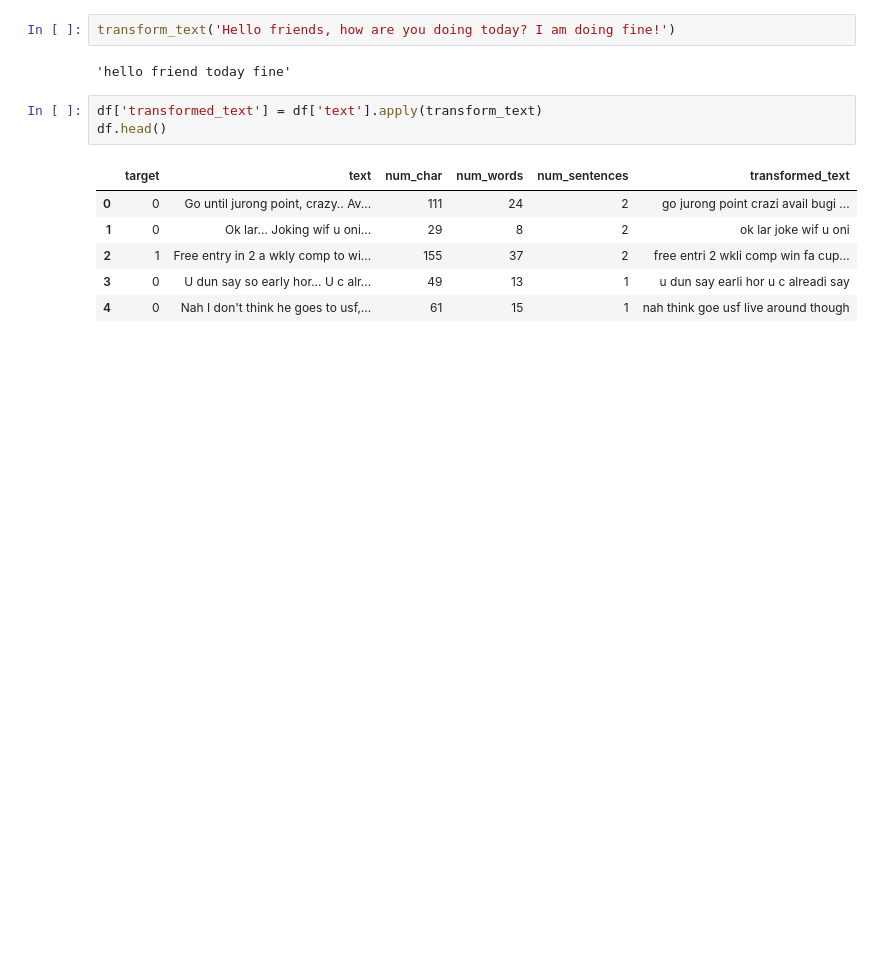
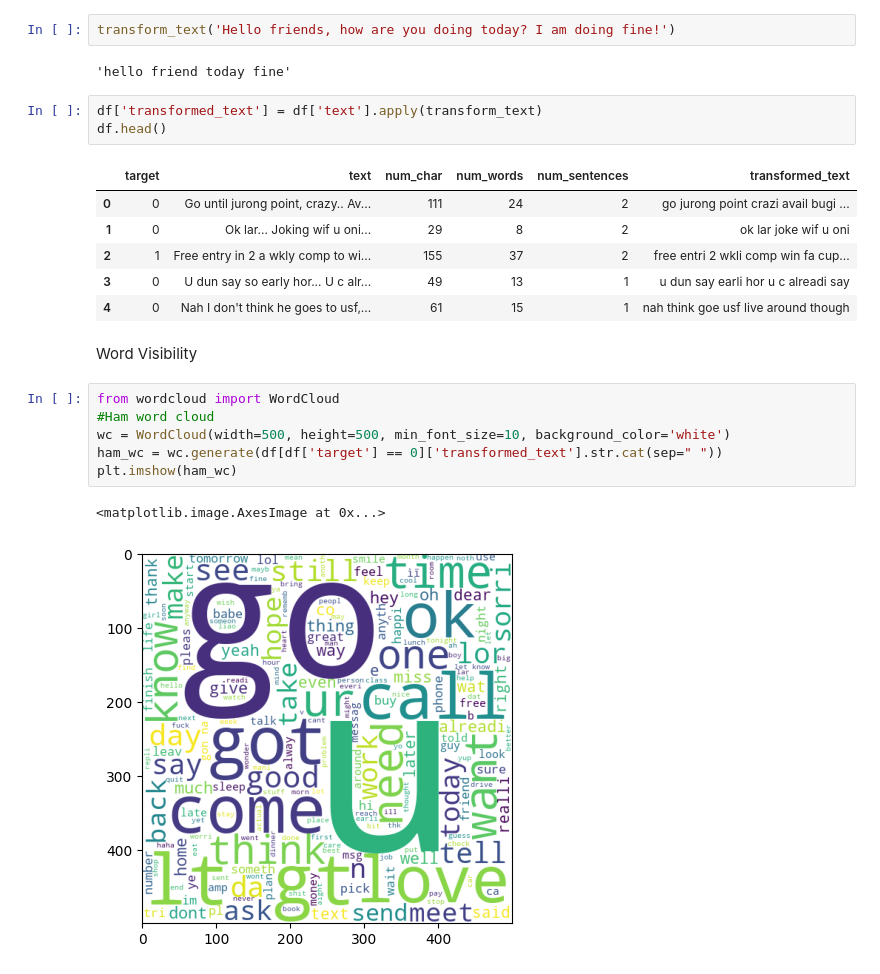
Before and after one commit to Ishrak-Saleh/spam-detection-nlp, a Jupyter notebook: spam_detection.ipynb, the cells around one changed output. Saved outputs shown, nothing was run; the diff lists cells and outputs as text; blank space fills up the shorter version.

Commit message:
Added word clouds and word frequency analysis
- Generated word clouds for both ham and spam messages
- Showed most common words with bar charts
- Can identify distinguishing vocabulary patterns

```diff
--- a/spam_detection.ipynb
+++ b/spam_detection.ipynb
@@ -222,3 +222,14 @@ df.head()
 | 2 | 1 | Free entry in 2 a wkly comp to wi... | 155 | 37 | 2 | free entri 2 wkli comp win fa cup... |
 | 3 | 0 | U dun say so early hor... U c alr... | 49 | 13 | 1 | u dun say earli hor u c alreadi say |
 | 4 | 0 | Nah I don't think he goes to usf,... | 61 | 15 | 1 | nah think goe usf live around though |
+# %% [markdown]
+Word Visibility
+# %%
+from wordcloud import WordCloud
+#Ham word cloud
+wc = WordCloud(width=500, height=500, min_font_size=10, background_color='white')
+ham_wc = wc.generate(df[df['target'] == 0]['transformed_text'].str.cat(sep=" "))
+plt.imshow(ham_wc)
+# %% [output]
+<matplotlib.image.AxesImage at 0x...>
+[figure, added]
```
Also changed, not shown: parts of 6 cells of this notebook.
